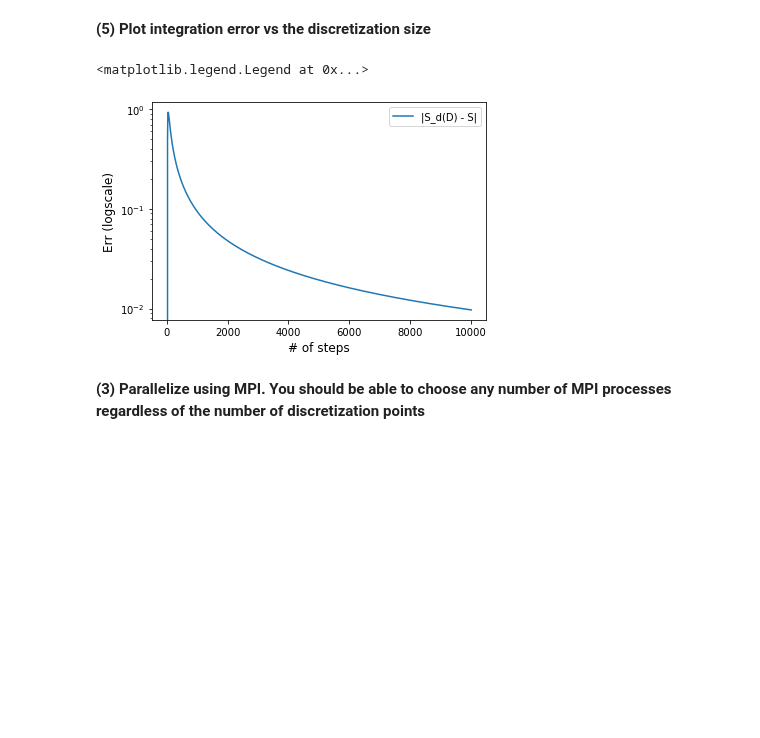
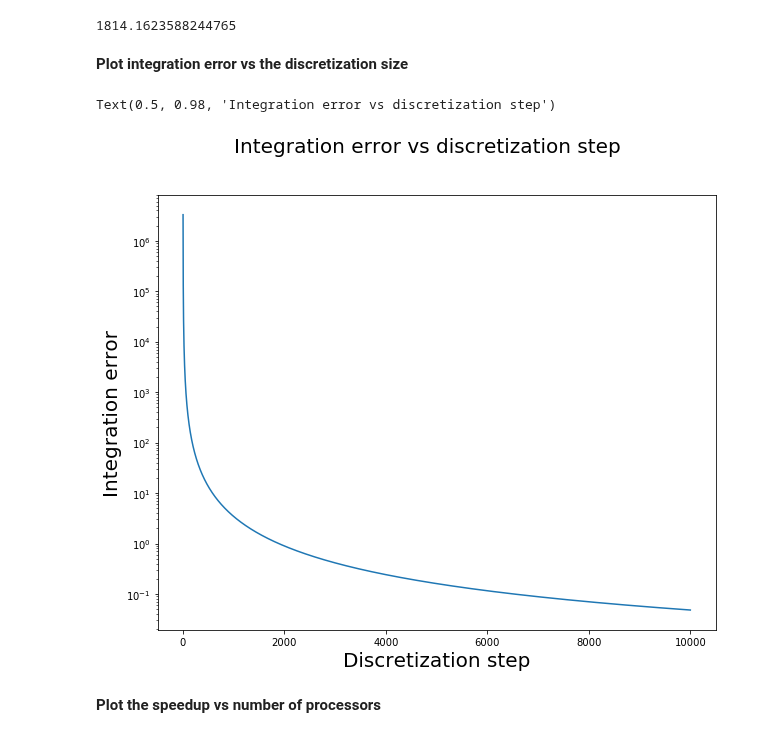
Before and after one commit to AnnyshkaF/High-Performance-Lab, a Jupyter notebook: task_7.ipynb, the cells around one changed output. Saved outputs shown, nothing was run; the diff lists cells and outputs as text; code cells hidden in the pictures; blank space fills up the shorter version.

```diff
--- a/task_7.ipynb
+++ b/task_7.ipynb
@@ -34,12 +92,6 @@ S_d
+# %%
+np.trapz(f(x), x=x)
+# %% [output]
+1814.1623588244765
 # %% [markdown]
-**(5) Plot integration error vs the discretization size**
+**Plot integration error vs the discretization size**
-# %%
-plt.semilogy(D_range, err, label="|S_d(D) - S|")
-plt.xlabel("# of steps", fontsize=12)
-plt.ylabel("Err (logscale)", fontsize=12)
-plt.legend()
-# %% [output]
-<matplotlib.legend.Legend at 0x...>
-[figure, removed]
-# %% [markdown]
-**(3) Parallelize using MPI. You should be able to choose any number of MPI processes regardless of the number of discretization points**
@@ -46,2 +108,13 @@ plt.legend()
+# %%
+plt.figure(figsize=(10, 8))
+plt.semilogy(quant_size, squared_error)
+plt.xlabel('Discretization step', fontsize=20)
+plt.ylabel('Integration error', fontsize=20)
+plt.suptitle('Integration error vs discretization step', fontsize=20)
+# %% [output]
+Text(0.5, 0.98, 'Integration error vs discretization step')
+[figure, added]
+# %% [markdown]
+**Plot the speedup vs number of processors**
 # %%
 time_arr = []
```
Also changed, not shown: parts of 19 cells of this notebook.
